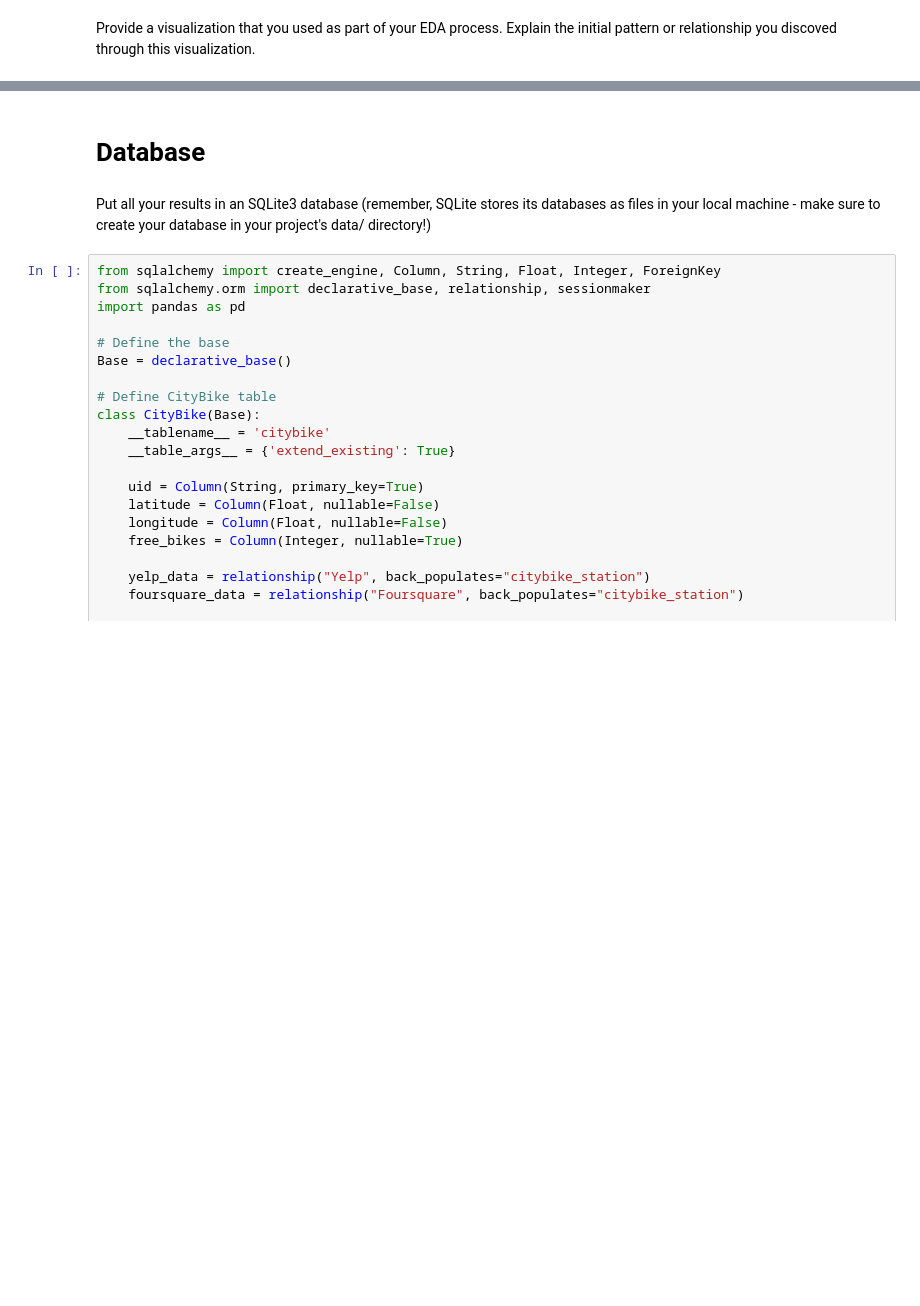
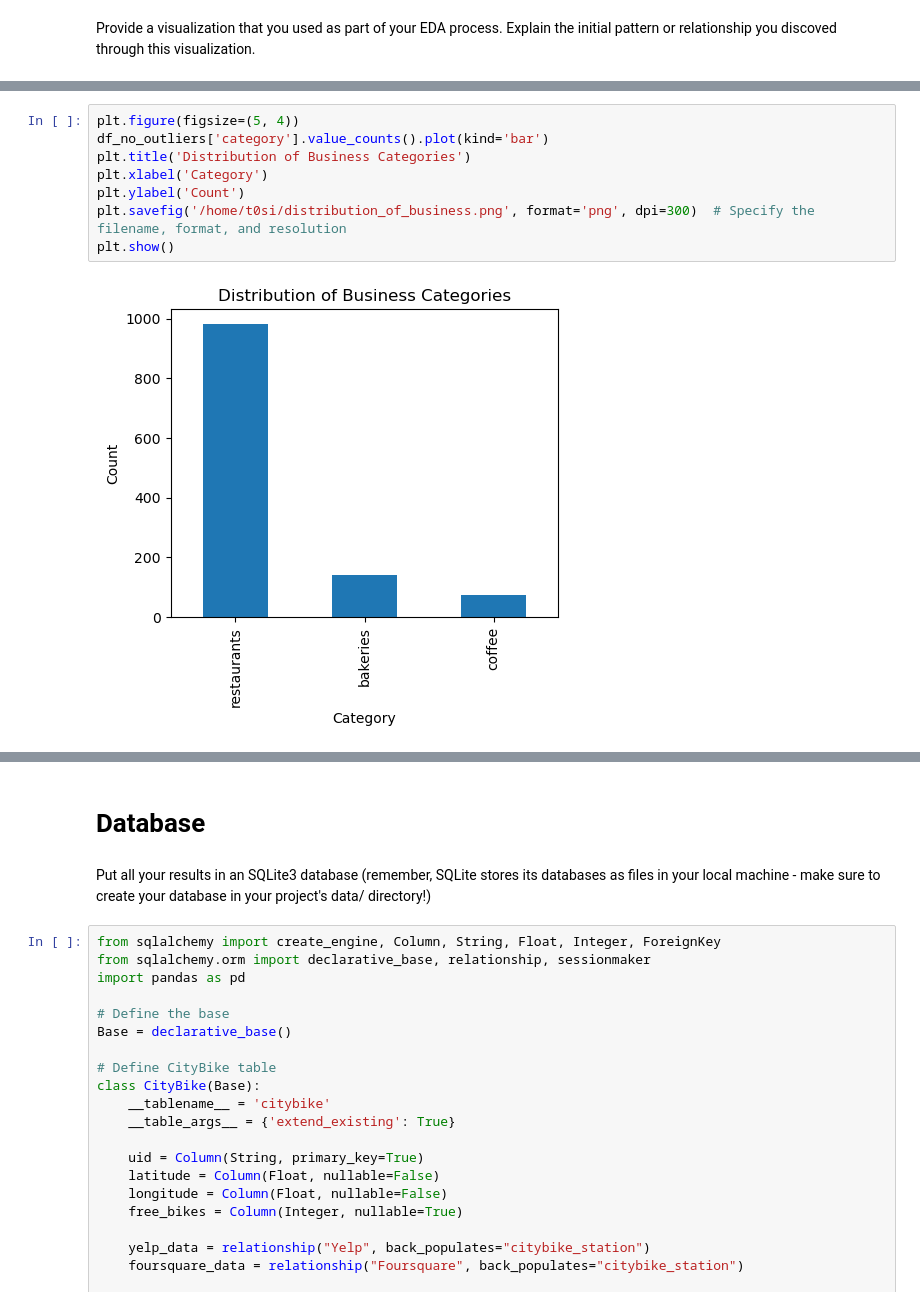
Before and after one commit to t0si/Statistical_Modelling_Project, a Jupyter notebook: notebooks/joining_data.ipynb, the cells around one changed output, grey strips where cells are left out. Drawn from its saved outputs; the diff is of its cells as text; blank space fills up the shorter version.

```diff
--- a/notebooks/joining_data.ipynb
+++ b/notebooks/joining_data.ipynb
@@ -17,0 +150,10 @@ The following visualization shows that the median distance from the businesses t
+# %%
+plt.figure(figsize=(5, 4))
+df_no_outliers['category'].value_counts().plot(kind='bar')
+plt.title('Distribution of Business Categories')
+plt.xlabel('Category')
+plt.ylabel('Count')
+plt.savefig('/home/t0si/distribution_of_business.png', format='png', dpi=300)  # Specify the filename, format, and resolution
+plt.show()
+# %% [output]
+[figure, added]
```
Also changed, not shown: parts of 17 cells of this notebook, 3 other files.
